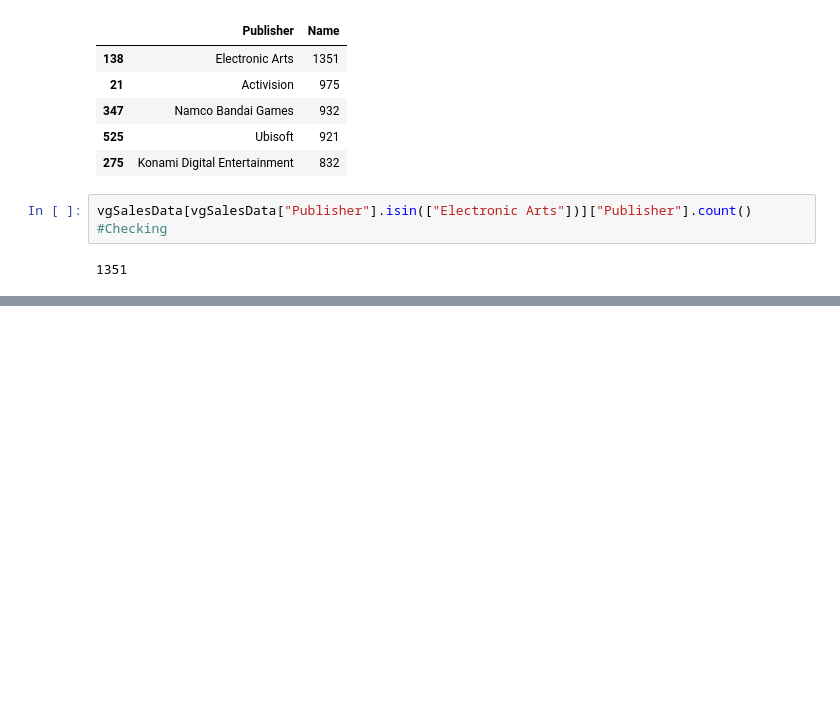
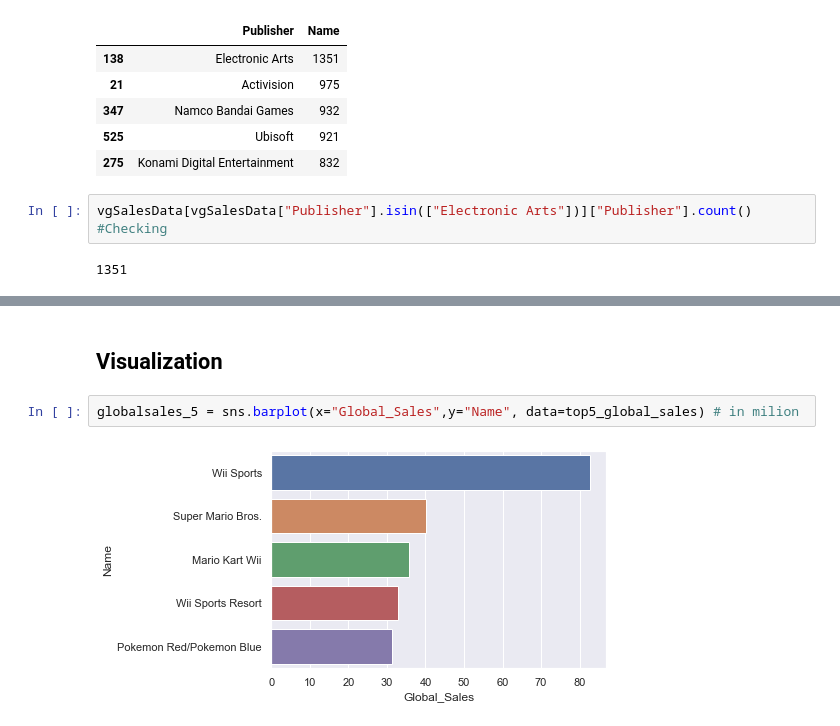
Before and after one commit to pumpumzpum/CPE352_Data_science, a Jupyter notebook: Data_science_Lab2.ipynb, the cells around one changed output, grey strips where cells are left out. Drawn from its saved outputs; the diff is of its cells as text; blank space fills up the shorter version.

```diff
--- a/Data_science_Lab2.ipynb
+++ b/Data_science_Lab2.ipynb
@@ -248,0 +321,6 @@ sns.countplot(data = data_top5_publisher, y = "Publisher")
+# %% [markdown]
+## Visualization
+# %%
+globalsales_5 = sns.barplot(x="Global_Sales",y="Name", data=top5_global_sales) # in milion
+# %% [output]
+[figure, added]
```
Also changed, not shown: parts of 40 cells of this notebook.
